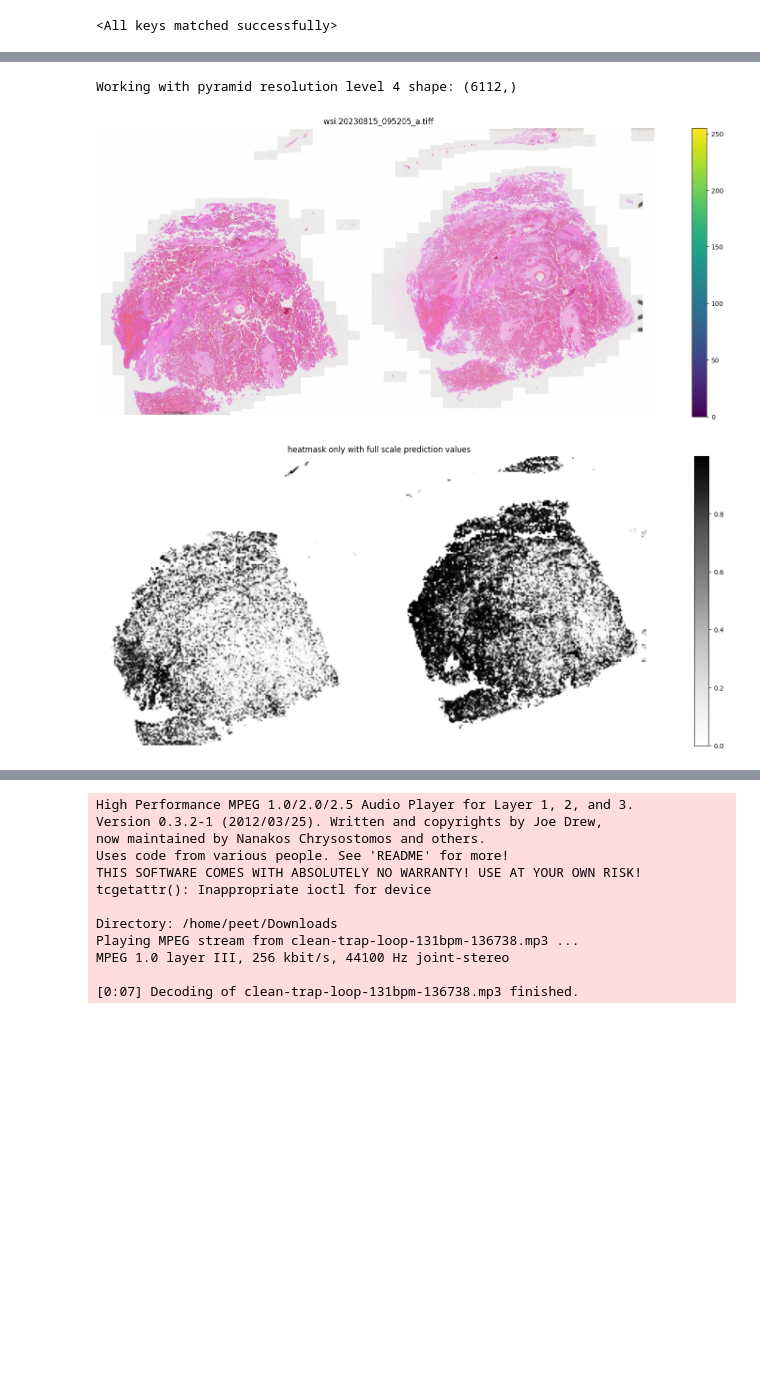
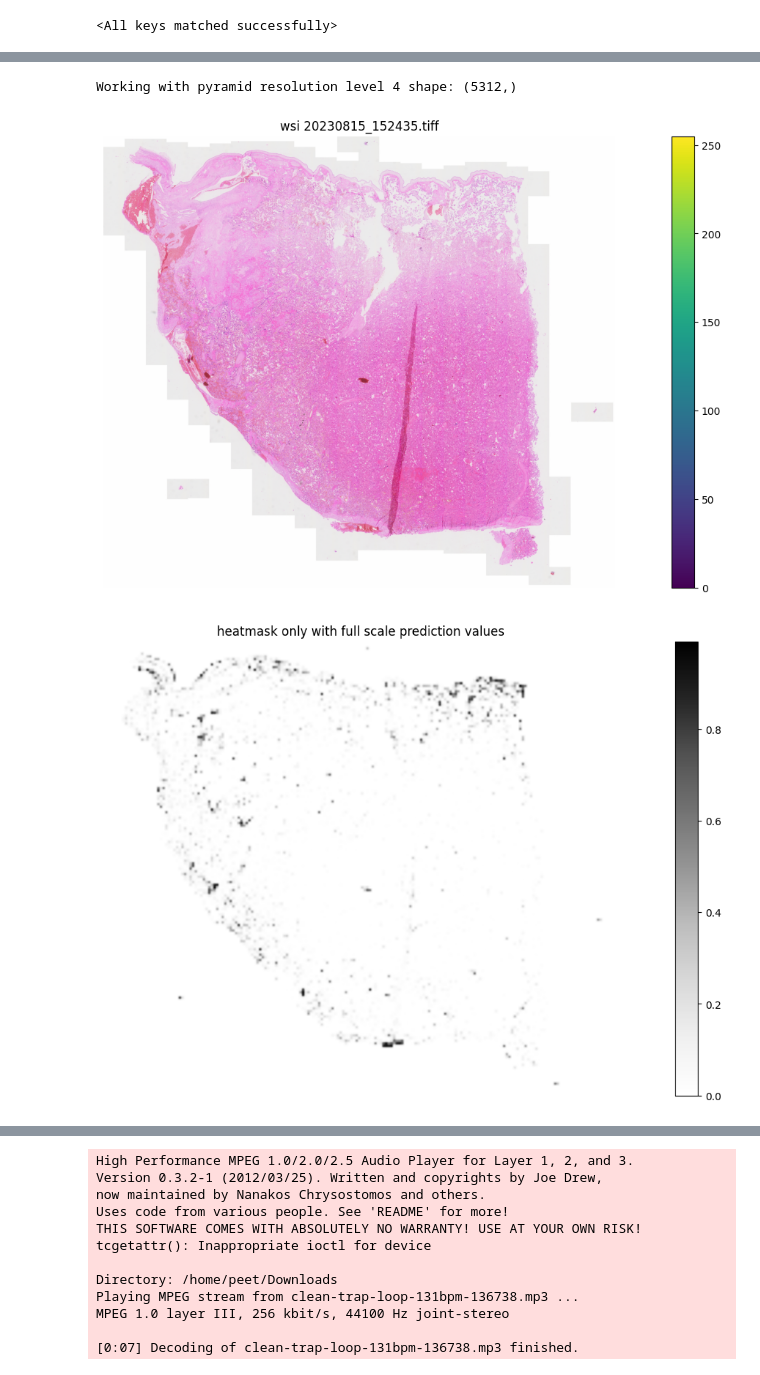
Before and after one commit to ph4s3r/cupid, a Jupyter notebook: slide-infer.ipynb, the cells around one changed output, grey strips where cells are left out. Saved outputs shown, nothing was run; the diff lists cells and outputs as text; code cells hidden in the pictures; blank space fills up the shorter version.

```diff
--- a/slide-infer.ipynb
+++ b/slide-infer.ipynb
@@ -3,7 +3,7 @@
 ##########################
 
 base_dir = "/mnt/bigdata/placenta/"
-h5_subdir = "h5-infer-ep"
+h5_subdir = "h5-infer-zero"
 
 import lib
 import torch
@@ -22,6 +22,6 @@ for h5file in h5files:
 full_ds = torch.utils.data.ConcatDataset(datasets)
 
 dataloader = torch.utils.data.DataLoader(
-    full_ds, batch_size=128, shuffle=True, num_workers=0, pin_memory=True
+    full_ds, batch_size=88, shuffle=True, num_workers=0, pin_memory=True
 )
 # %% [output]
@@ -37,7 +37,7 @@ creating dataset from /mnt/bigdata/placenta/h5-infer-ep/20230815_095205_a.h5path
 # load model #
 ##############
 
-model_checkpoint_file = "/mnt/bigdata/placenta/training_checkpoints/orchid-ibex27.ckpt"
+model_checkpoint_file = "/mnt/bigdata/placenta/training_checkpoints/orchid-ibex50.ckpt"
 
 model = torch.hub.load(
     'moskomule/senet.pytorch',
@@ -73,7 +73,7 @@ Using cache found in /home/peet/.cache/torch/hub/moskomule_senet.pytorch_master
 ############
 
 tile_size = 500
-wsi_file = "/mnt/bigdata/placenta/wsi/20230815_095205_a.tiff"
+wsi_file = "/mnt/bigdata/placenta/wsi/20230815_152435.tiff"
 
 import matplotlib.pyplot as plt
 # from pathml.utils import plot_mask
@@ -172,0 +171,32 @@ with a treshold of 0.9, 6234 tiles of total 29005 (21%) found to have an endpoin
+# %%
+pos_threshold = 0.9
+neg_threshold = 0.2
+# how many tiles predicted to have an endpoint if we consider an endpoint as greater than pos_threshold probability
+positiles = 0
+for n in pos_predictions:
+    if n < pos_threshold:
+        positiles = positiles + 1
+print(f"with a treshold of {pos_threshold}, {positiles} tiles of total {len(neg_predictions)} ({int(positiles / len(neg_predictions) * 100)}%) found to have an endpoint")
+
+# how many tiles predicted to be clean (no endpoint) if we consider an endpoint as greater than neg_threshold probability
+negatiles = 0
+for n in neg_predictions:
+    if n < neg_threshold:
+        negatiles = negatiles + 1
+print(f"with a treshold of {neg_threshold}, {negatiles} tiles of total {len(neg_predictions)} ({int(negatiles / len(neg_predictions) * 100)}%) found to be clean")
+
+# checking for corrupted class prediction differences
+maxdiff = 0
+
+for i in range(len(neg_predictions)):
+    sum = neg_predictions[i] + pos_predictions[i]
+    diff = 1 - sum
+    if diff > maxdiff:
+        maxdiff = diff
+print("max difference between a tile's positive and negative predictions' sum: ", maxdiff)
+
+plt.hist(pos_predictions, bins=20, edgecolor='black')
+plt.xlabel('positive prediction values')
+plt.ylabel('number of tiles')
+plt.title('tile predictions to have an endpoint')
+plt.show()
@@ -252,35 +297,35 @@ plt.show()
 plt.figure(figsize=(20, 8))
 wsi_height, wsi_width = pml_wsi.shape
 extent = [0, wsi_width, wsi_height, 0]
 plt.imshow(heatmask, cmap='Greys', alpha=1, extent=extent, interpolation='hamming')
 plt.colorbar()
 plt.title('heatmask only with full scale prediction values')
 plt.axis('off')
 plt.show()
 
 # display heatmask with threshold
 plt.figure(figsize=(20, 8))
 wsi_height, wsi_width = pml_wsi.shape
 extent = [0, wsi_width, wsi_height, 0]
-thresholded_heatmask = ma.masked_outside(heatmask, threshold, 1)
+thresholded_heatmask = ma.masked_outside(heatmask, pos_threshold, 1)
 plt.imshow(thresholded_heatmask, cmap='YlGnBu', alpha=1, extent=extent, interpolation='nearest')
 plt.colorbar()
-plt.title(f'heatmask only above threshold of {threshold}')
+plt.title(f'heatmask only above threshold of {pos_threshold}')
 plt.axis('off')
 plt.show()
 
 # display heatmask drawn on wsi
 plt.figure(figsize=(20, 8))
 wsi_height, wsi_width = pml_wsi.shape
 # extent = [0, wsi_width, wsi_height, 0] ??? also works
 extent = [0, wsi_width, wsi_height, 0]
 plt.imshow(region, extent=extent)
 plt.imshow(heatmask, cmap='Greys', alpha=0.7, extent=extent, interpolation='nearest')
 plt.colorbar()
 plt.title('heatmask overlay on wsi')
 plt.axis('off')
 plt.show()
 # %% [output]
-Working with pyramid resolution level 4 shape: (6112,)
+Working with pyramid resolution level 4 shape: (5312,)
-[figure, old version]
+[figure, new version]
-[figure, old version]
+[figure, new version]
```
Also changed, not shown: parts of 6 cells of this notebook.
